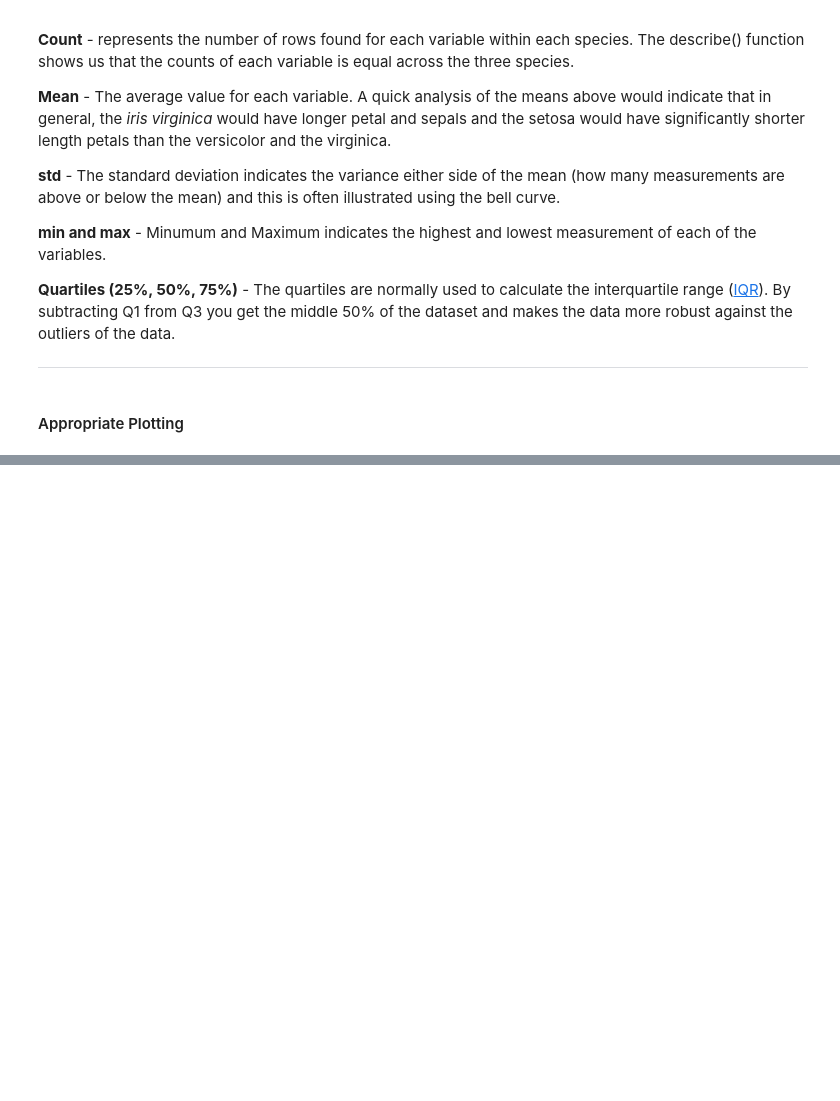
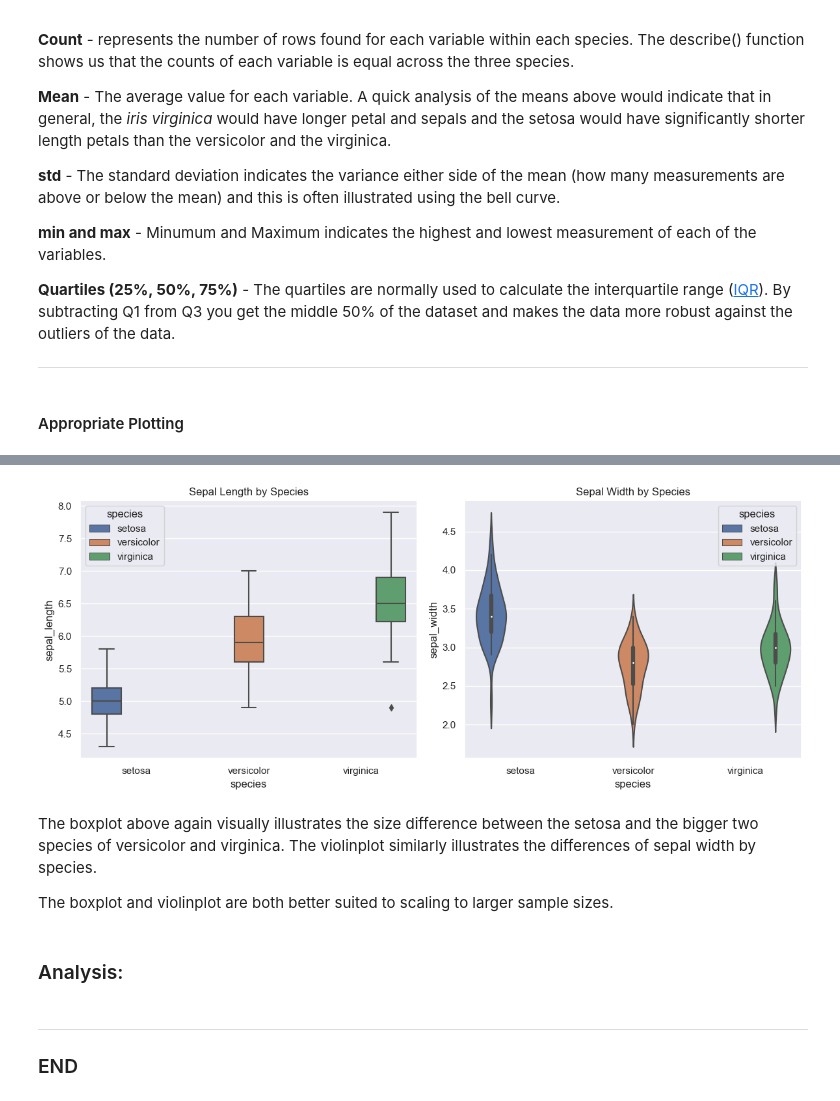
Before and after one commit to turps-pc90/foda-project, a Jupyter notebook: project.ipynb, the cells around one changed output, grey strips where cells are left out. Saved outputs shown, nothing was run; the diff lists cells and outputs as text; code cells hidden in the pictures; blank space fills up the shorter version.

```diff
--- a/project.ipynb
+++ b/project.ipynb
@@ -159,0 +190,28 @@ I have grouped the iris dataset by the nominal variable of *species* and thus le
+# %%
+# Create a 1x2 grid for subplots
+fig, axes = plt.subplots(1, 2, figsize=(12, 5))
+
+# Box Plot of Sepal Length
+sns.boxplot(data=iris, x='species', y='sepal_length', hue='species', ax=axes[0])
+axes[0].set_title('Sepal Length by Species')
+
+# Violin Plot of Sepal Width
+sns.violinplot(data=iris, x='species', y='sepal_width', hue='species', ax=axes[1])
+axes[1].set_title('Sepal Width by Species')
+
+# Adjust layout to prevent overlapping titles
+plt.tight_layout()
+
+# Show the plots
+plt.show()
+# %% [output]
+[figure, added]
+# %% [markdown]
+The boxplot above again visually illustrates the size difference between the setosa and the bigger two species of versicolor and virginica. The violinplot similarly illustrates the differences of sepal width by species.
+
+The boxplot and violinplot are both better suited to scaling to larger sample sizes.
+# %% [markdown]
+### Analysis:
+# %% [markdown]
+***
+### END
```
Also changed, not shown: parts of 3 cells of this notebook.
